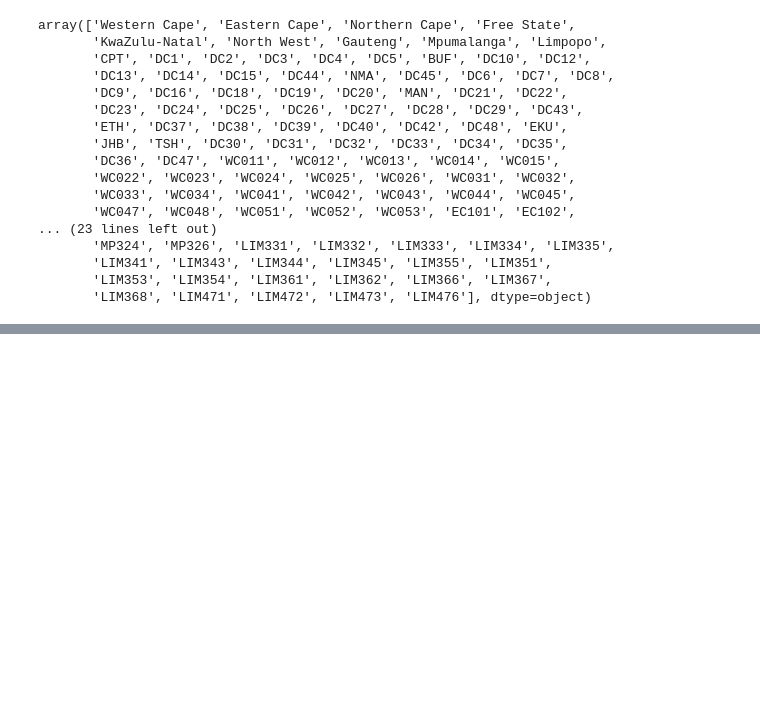
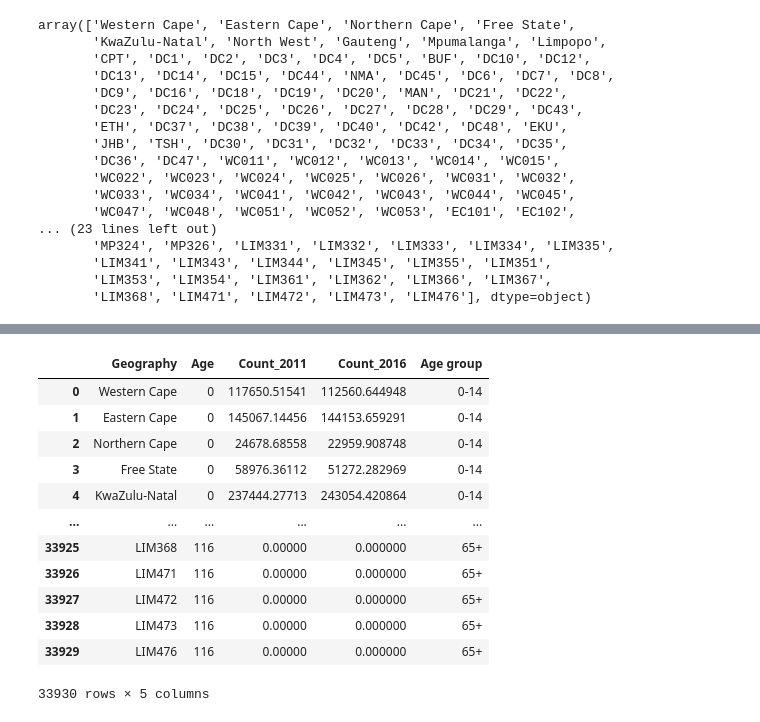
Before and after one commit to OpenUpSA/population-in-time, a Jupyter notebook: census-comparison.ipynb, the cells around one changed output, grey strips where cells are left out. Drawn from its saved outputs; the diff is of its cells as text; code cells hidden in the pictures; blank space fills up the shorter version.

```diff
--- a/census-comparison.ipynb
+++ b/census-comparison.ipynb
@@ -166,2 +168,22 @@ lim471
 # %%
 pop2011_2016.to_csv("pop2011_2016.csv")
+# %%
+bins = [0, 15, 25, 35, 45, 55, 65, float("inf")]
+labels = ["0-14", "15-24", "25-34", "35-44", "45-54", "55-64", "65+"]
+pop2011_2016["Age group"] = pd.cut(pop2011_2016.Age.astype(int), bins=bins, labels=labels, right=False)
+# %%
+pop2011_2016
+# %% [output]
+|  | Geography | Age | Count_2011 | Count_2016 | Age group |
+| 0 | Western Cape | 0 | 117650.51541 | 112560.644948 | 0-14 |
+| 1 | Eastern Cape | 0 | 145067.14456 | 144153.659291 | 0-14 |
+| 2 | Northern Cape | 0 | 24678.68558 | 22959.908748 | 0-14 |
+| 3 | Free State | 0 | 58976.36112 | 51272.282969 | 0-14 |
+| 4 | KwaZulu-Natal | 0 | 237444.27713 | 243054.420864 | 0-14 |
+| ... | ... | ... | ... | ... | ... |
+| 33925 | LIM368 | 116 | 0.00000 | 0.000000 | 65+ |
+| 33926 | LIM471 | 116 | 0.00000 | 0.000000 | 65+ |
+| 33927 | LIM472 | 116 | 0.00000 | 0.000000 | 65+ |
+| 33928 | LIM473 | 116 | 0.00000 | 0.000000 | 65+ |
+| 33929 | LIM476 | 116 | 0.00000 | 0.000000 | 65+ |
+33930 rows × 5 columns
```
Also changed, not shown: parts of 10 cells of this notebook.
